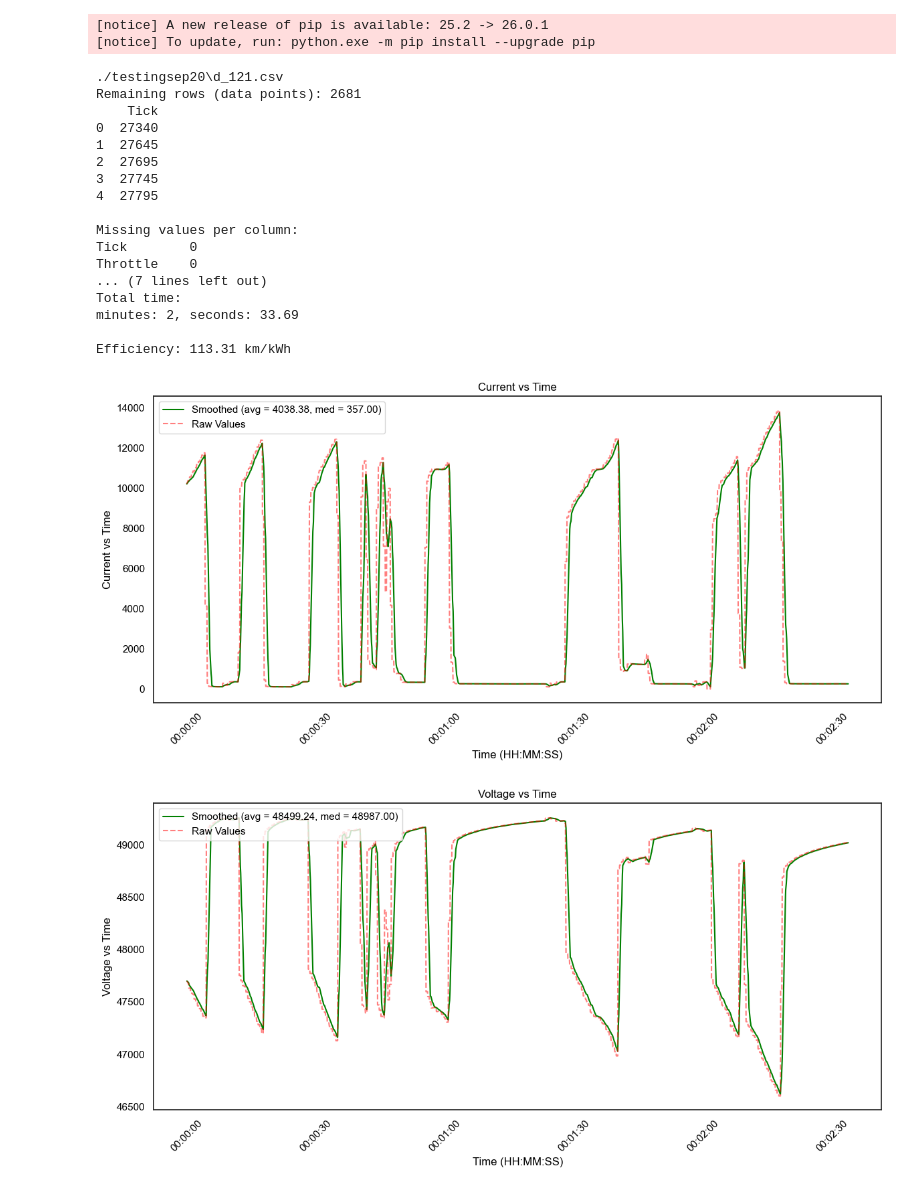
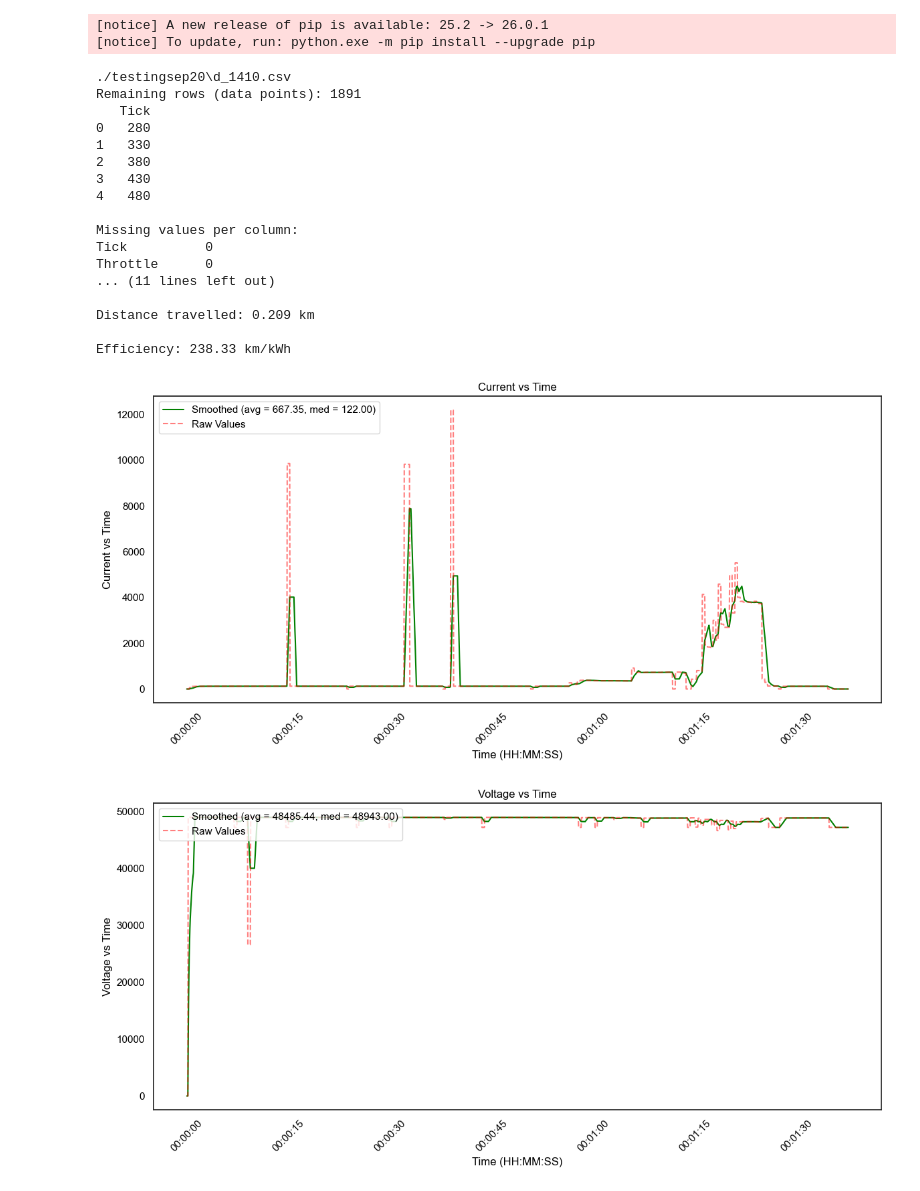
Before and after one commit to UOSupermileage/UOSM-TelemetryDataProcessing, a Jupyter notebook: new/CustomTelemetry.ipynb, the cells around one changed output. Cells and saved outputs as stored; diff of their text form; code cells hidden in the pictures.

Commit message:
added data from test 2026-09-21

```diff
--- a/new/CustomTelemetry.ipynb
+++ b/new/CustomTelemetry.ipynb
@@ -37,19 +37,36 @@ import matplotlib.dates as mdates
 import os
 import NulRemover
 
+def get_distance_km(data, fallback_km=None):
+    """Return distance over the selected rows using cumulative CSV metres.
+
+    Older CSVs without Distance_m use the supplied manual distance in km.
+    Call after filtering so distance and energy cover the same interval.
+    """
+    if 'Distance_m' not in data.columns:
+        if fallback_km is None:
+            raise ValueError('CSV has no Distance_m column; supply fallback_km.')
+        return float(fallback_km)
+    metres = pd.to_numeric(data['Distance_m'], errors='raise')
+    if len(metres) < 2 or not np.isfinite(metres).all():
+        raise ValueError('Distance_m needs at least two finite readings.')
+    if (metres.diff().dropna() < 0).any():
+        raise ValueError('Distance_m decreases; select an interval without a counter reset.')
+    return float(metres.iloc[-1] - metres.iloc[0]) / 1000
+
 sns.set(style='white')  # light background
 # data_folder = f'./{date}/'
 # file = f'{date}-{time}.csv'
 # path = os.path.join(data_folder, file)
 data_folder = './testingsep20'
-num = 121 # dataset number for processing
+num = 1410 # dataset number for processing
 file = f'd_{num}.csv'
 path = os.path.join(data_folder, file)
 print(path)
 delimiter = ',' # seperator used in data
 start_row = 0 # data startpoint
 distance_m = (188*5)/10**3
-distance = distance_m # Distance in km, used for efficiency calculation
+distance = distance_m # Manual fallback in km for older CSVs without Distance_m
 Ticks = True  # Set to False if did not correct ticks
 start_throttle = 0.1  # Minimum throttle to start plotting
 throttle_start_flag = False
@@ -118,7 +135,9 @@ if minutes > 0:
 print(f"seconds: {seconds:.2f}" )
 
 # Calculate efficiency
-efficiency = distance/energy_kWh  # km per kWh
+distance_km = get_distance_km(data, fallback_km=distance)
+print(f'\nDistance travelled: {distance_km:.3f} km')
+efficiency = distance_km/energy_kWh  # km per kWh
 print(f"\nEfficiency: {efficiency:.2f} km/kWh")
 
 # Columns to visualize
@@ -150,46 +169,65 @@ for col in columns_to_plot:
         # Raw dashed line
         ax.plot(x,y, linestyle = '--', color = 'red', alpha = 0.5, label = 'Raw Values')
 
         # Outliers as blue dots
         if plot_outliers:
             ax.scatter(x[outliers], y[outliers], color = 'blue', label = 'Outliers')
 
         # Labeling and formatting
         ax.set_xlabel("Time (HH:MM:SS)", color='black')
         ax.set_ylabel(f"{col} vs Time", color='black')
         ax.set_title(f"{col} vs Time", color='black')
         ax.tick_params(axis = 'x', colors = 'black', rotation = 45)
         ax.tick_params(axis = 'y', colors = 'black')
 
         ax.xaxis.set_major_locator(mdates.AutoDateLocator())
         ax.xaxis.set_major_formatter(mdates.DateFormatter('%H:%M:%S'))
 
         # Legend in black
         legend = ax.legend(loc = 'upper left')
         for text in legend.get_texts():
             text.set_color('black')
 
         plt.tight_layout()
         plt.show()
     else:
         print(f"Column '{col}' not found in dataset.")
+
+
+# Plot cumulative distance over the selected interval, when recorded in the CSV
+if 'Distance_m' in data.columns:
+    distance_travelled_m = pd.to_numeric(data['Distance_m'])
+    distance_travelled_m = distance_travelled_m - distance_travelled_m.iloc[0]
+    fig, ax = plt.subplots(figsize=(12, 6))
+    ax.plot(data['TimePlot'], distance_travelled_m, color='green')
+    ax.set_title('Distance travelled vs Time')
+    ax.set_ylabel('Distance travelled (m)')
+    if Ticks:
+        ax.set_xlabel('Time (HH:MM:SS)')
+        ax.xaxis.set_major_locator(mdates.AutoDateLocator())
+        ax.xaxis.set_major_formatter(mdates.DateFormatter('%H:%M:%S'))
+        ax.tick_params(axis='x', rotation=45)
+    else:
+        ax.set_xlabel('Sample index')
+    plt.tight_layout()
+    plt.show()
 # %% [output]
-./testingsep20\d_121.csv
-Remaining rows (data points): 2681
-    Tick
-0  27340
-1  27645
-2  27695
-3  27745
-4  27795
+./testingsep20\d_1410.csv
+Remaining rows (data points): 1891
+   Tick
+0   280
+1   330
+2   380
+3   430
+4   480
 
 Missing values per column:
-Tick        0
-Throttle    0
-... (7 lines left out)
-Total time:
-minutes: 2, seconds: 33.69
+Tick          0
+Throttle      0
+... (11 lines left out)
 
-Efficiency: 113.31 km/kWh
+Distance travelled: 0.209 km
+
+Efficiency: 238.33 km/kWh
-[figure, old version]
+[figure, new version]
-[figure, old version]
+[figure, new version]
```
Also changed, not shown: parts of 3 cells of this notebook, 8 other files.
